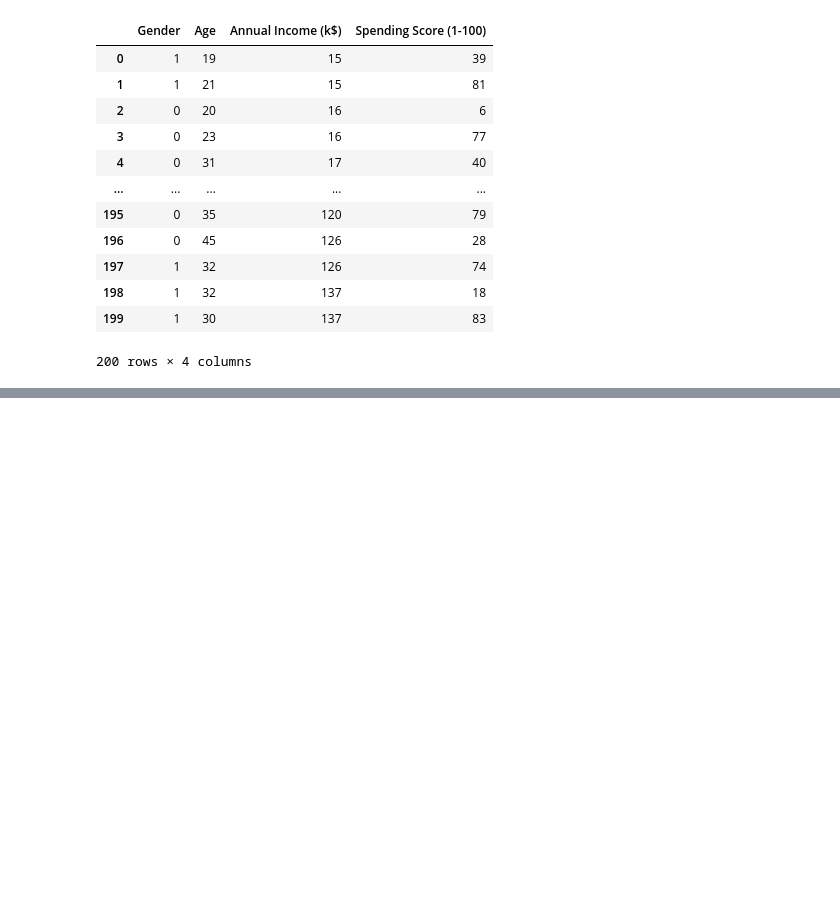
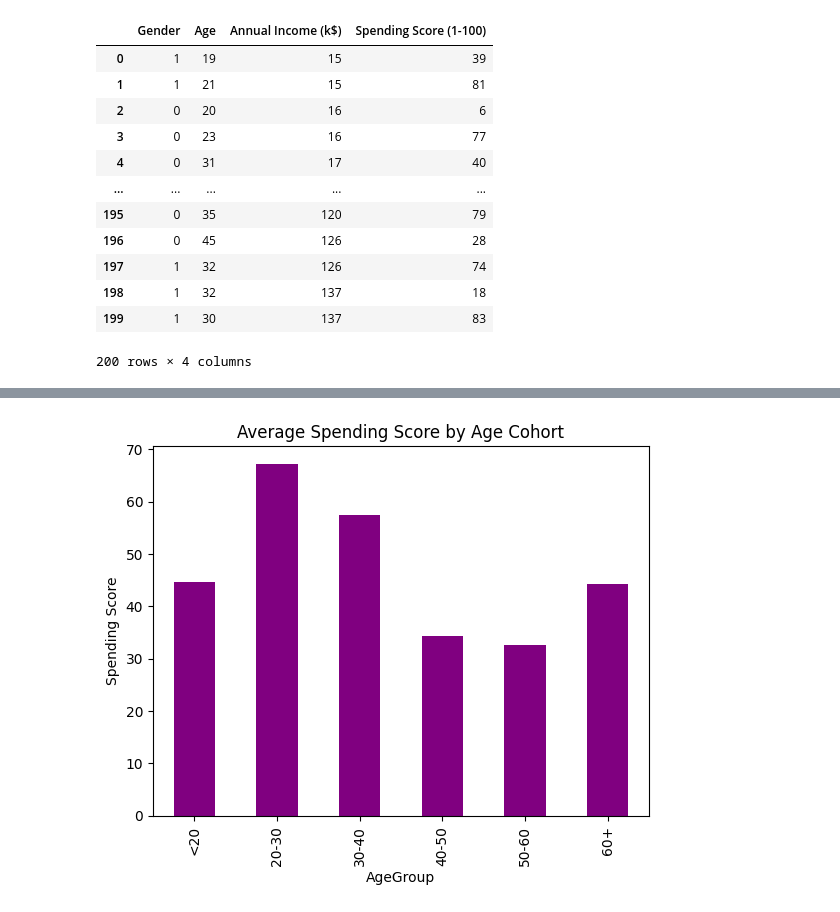
Before and after one commit to godwillokwuchukwu/Mall_customer, a Jupyter notebook: mall.ipynb, the cells around one changed output, grey strips where cells are left out. Saved outputs shown, nothing was run; the diff lists cells and outputs as text; code cells hidden in the pictures; blank space fills up the shorter version.

```diff
--- a/mall.ipynb
+++ b/mall.ipynb
@@ -101,0 +246,8 @@ x
+# %%
+# Define churn (label: 1=churn risk, 0=active)
+x["ChurnRisk"] = (x["Spending Score (1-100)"] < 40).astype(int)
+
+X = x[["Age", "Annual Income (k$)"]]
+y = x["ChurnRisk"]
+
+X_train, X_test, y_train, y_test = train_test_split(X, y, test_size=0.3, random_state=42)
@@ -101,0 +306,16 @@ x
+# %%
+# Current revenue proxy
+x["Revenue"] = x["Annual Income (k$)"] * (x["Spending Score (1-100)"]/100)
+
+current_revenue = x["Revenue"].sum()
+
+# What-if: boost spending by 10% for cluster 1
+boosted = x.copy()
+boosted.loc[boosted["Cluster"]==1, "Spending Score (1-100)"] *= 1.1
+
+boosted["Revenue"] = boosted["Annual Income (k$)"] * (boosted["Spending Score (1-100)"]/100)
+new_revenue = boosted["Revenue"].sum()
+
+print("Current Revenue:", round(current_revenue,2))
+print("New Revenue (with 10% boost on Cluster 1):", round(new_revenue,2))
+print("Revenue Gain:", round(new_revenue - current_revenue,2))
@@ -101,0 +344,9 @@ x
+# %%
+# Create Age Groups
+x["AgeGroup"] = pd.cut(x["Age"], bins=[0,20,30,40,50,60,100],
+                        labels=["<20","20-30","30-40","40-50","50-60","60+"])
+
+# Average spending per cohort
+cohort_spending = x.groupby("AgeGroup")["Spending Score (1-100)"].mean().round(2)
+
+print(cohort_spending)
@@ -101,0 +362,7 @@ x
+# %%
+cohort_spending.plot(kind="bar", color="purple")
+plt.title("Average Spending Score by Age Cohort")
+plt.ylabel("Spending Score")
+plt.show()
+# %% [output]
+[figure, added]
```
Also changed, not shown: parts of 31 cells of this notebook.
